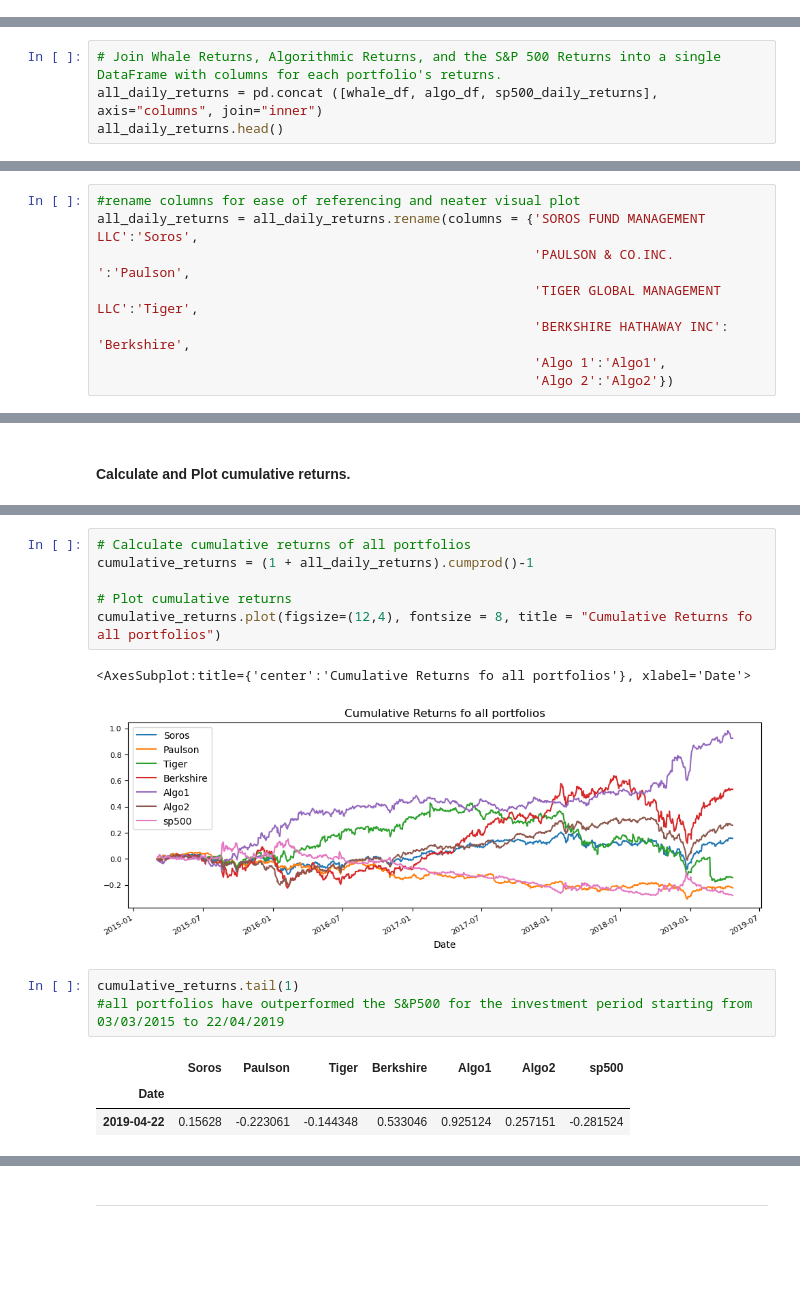
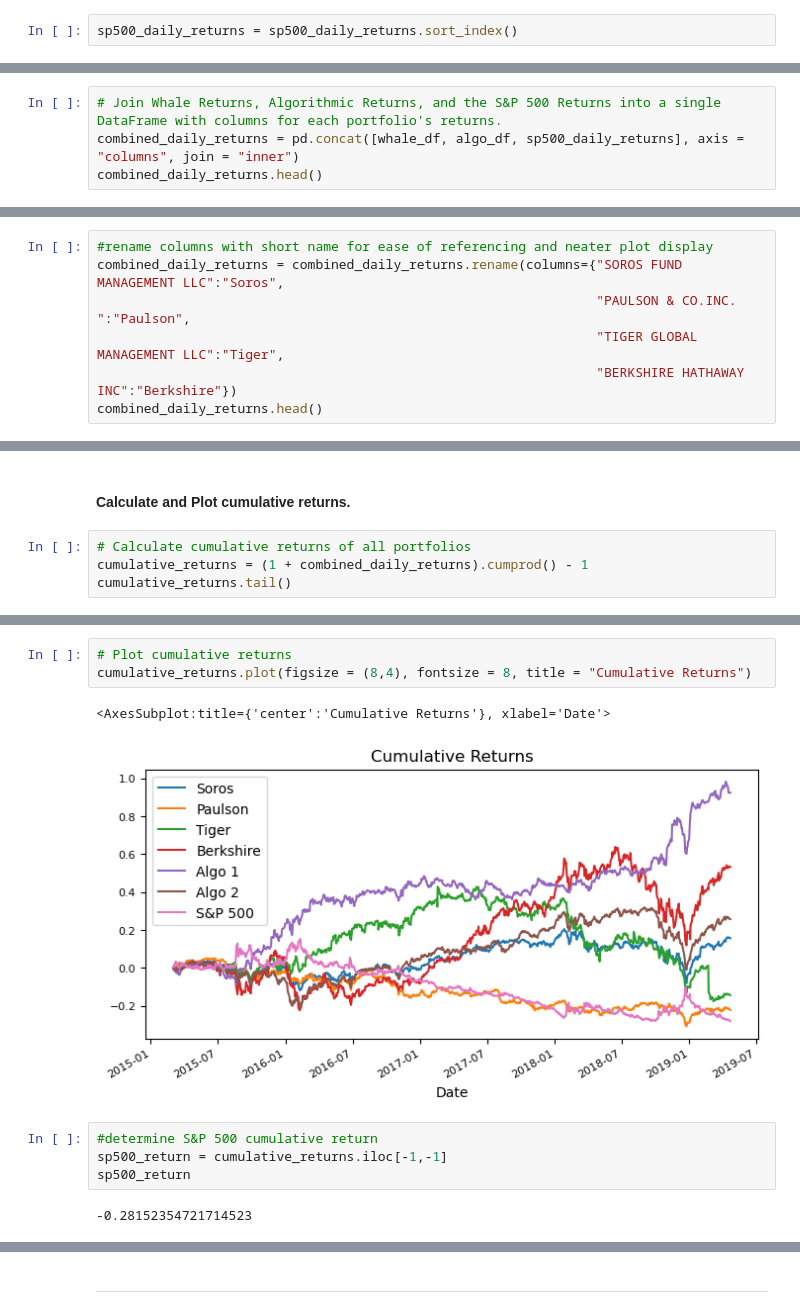
Before and after one commit to twigikit/pandas-homework, a Jupyter notebook: whale_analysis.ipynb, the cells around one changed output, grey strips where cells are left out. Cells and saved outputs as stored; diff of their text form; blank space fills up the shorter version.

```diff
--- a/whale_analysis.ipynb
+++ b/whale_analysis.ipynb
@@ -143,9 +189,11 @@ sp500_daily_returns = sp500_daily_returns.rename(columns={'Close':'sp500'})
+# %%
+sp500_daily_returns = sp500_daily_returns.sort_index()
 # %% [markdown]
 ## Combine Whale, Algorithmic, and S&P 500 Returns
 # %%
 # Join Whale Returns, Algorithmic Returns, and the S&P 500 Returns into a single DataFrame with columns for each portfolio's returns.
-all_daily_returns = pd.concat ([whale_df, algo_df, sp500_daily_returns], axis="columns", join="inner")
-all_daily_returns.head()
+combined_daily_returns = pd.concat([whale_df, algo_df, sp500_daily_returns], axis = "columns", join = "inner")
+combined_daily_returns.head()
 # %% [output]
 |  | SOROS FUND MANAGEMENT LLC | PAULSON & CO.INC. | TIGER GLOBAL MANAGEMENT LLC | BERKSHIRE HATHAWAY INC | Algo 1 | Algo 2 | ... |
 | Date |  |  |  |  |  |  | ... |
@@ -155,10 +203,9 @@ all_daily_returns.head()
 | 2015-03-06 | -0.007905 | -0.003574 | -0.008481 | -0.013098 | -0.004957 | -0.011460 | ... |
 | 2015-03-09 | 0.000582 | 0.004225 | 0.005843 | -0.001652 | -0.005447 | 0.001303 | ... |
 # %%
-#rename columns for ease of referencing and neater visual plot
-all_daily_returns = all_daily_returns.rename(columns = {'SOROS FUND MANAGEMENT LLC':'Soros',
-                                                        'PAULSON & CO.INC. ':'Paulson',
-                                                        'TIGER GLOBAL MANAGEMENT LLC':'Tiger',
-                                                        'BERKSHIRE HATHAWAY INC': 'Berkshire',
-                                                        'Algo 1':'Algo1',
-                                                        'Algo 2':'Algo2'})
+#rename columns with short name for ease of referencing and neater plot display
+combined_daily_returns = combined_daily_returns.rename(columns={"SOROS FUND MANAGEMENT LLC":"Soros",
+                                                                "PAULSON & CO.INC. ":"Paulson",
+                                                                "TIGER GLOBAL MANAGEMENT LLC":"Tiger",
+                                                                "BERKSHIRE HATHAWAY INC":"Berkshire"})
+combined_daily_returns.head()
@@ -233,2 +276,6 @@ plt.show()
 # %% [markdown]
 #### Calculate and Plot cumulative returns.
+# %%
+# Calculate cumulative returns of all portfolios
+cumulative_returns = (1 + combined_daily_returns).cumprod() - 1
+cumulative_returns.tail()
@@ -235,16 +290,12 @@ plt.show()
 # %%
-# Calculate cumulative returns of all portfolios
-cumulative_returns = (1 + all_daily_returns).cumprod()-1
-
 # Plot cumulative returns
-cumulative_returns.plot(figsize=(12,4), fontsize = 8, title = "Cumulative Returns fo all portfolios")
+cumulative_returns.plot(figsize = (8,4), fontsize = 8, title = "Cumulative Returns")
 # %% [output]
-<AxesSubplot:title={'center':'Cumulative Returns fo all portfolios'}, xlabel='Date'>
+<AxesSubplot:title={'center':'Cumulative Returns'}, xlabel='Date'>
-[figure, old version]
+[figure, new version]
-# %%
-cumulative_returns.tail(1)
-#all portfolios have outperformed the S&P500 for the investment period starting from 03/03/2015 to 22/04/2019
-# %% [output]
-|  | Soros | Paulson | Tiger | Berkshire | Algo1 | Algo2 | sp500 |
-| Date |  |  |  |  |  |  |  |
-| 2019-04-22 | 0.15628 | -0.223061 | -0.144348 | 0.533046 | 0.925124 | 0.257151 | -0.281524 |
+# %%
+#determine S&P 500 cumulative return
+sp500_return = cumulative_returns.iloc[-1,-1]
+sp500_return
+# %% [output]
+-0.28152354721714523
```
Also changed, not shown: parts of 67 cells of this notebook, 3 other files.
